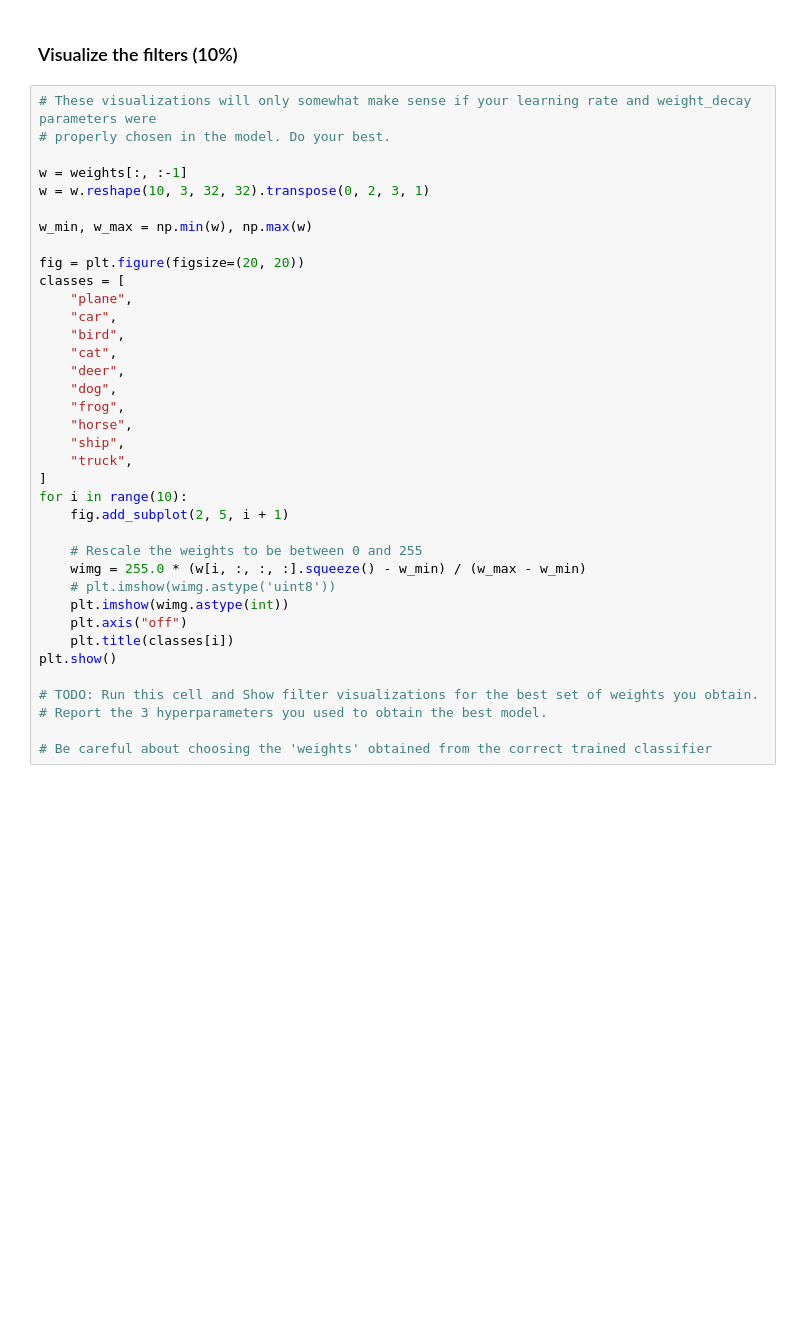
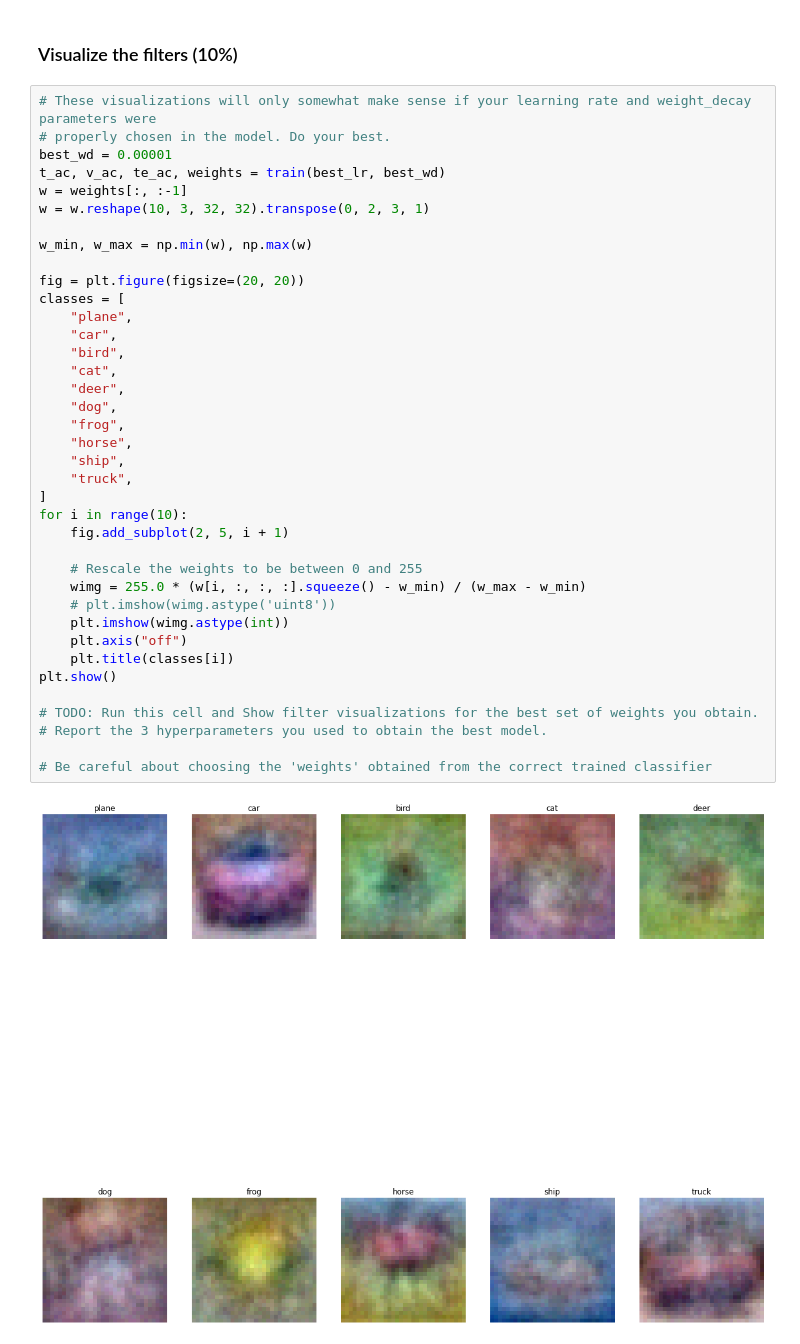
Before and after one commit to PengDeiDei/ECE-285, a Jupyter notebook: assignment1/linear_regression.ipynb, the cells around one changed output. Cells and saved outputs as stored; diff of their text form; blank space fills up the shorter version.

```diff
--- a/assignment1/linear_regression.ipynb
+++ b/assignment1/linear_regression.ipynb
@@ -220,37 +234,40 @@ HINT: Do not just think in terms of best training set performance, keep in mind
 # %%
 # These visualizations will only somewhat make sense if your learning rate and weight_decay parameters were
 # properly chosen in the model. Do your best.
-
+best_wd = 0.00001
+t_ac, v_ac, te_ac, weights = train(best_lr, best_wd)
 w = weights[:, :-1]
 w = w.reshape(10, 3, 32, 32).transpose(0, 2, 3, 1)
 
 w_min, w_max = np.min(w), np.max(w)
 
 fig = plt.figure(figsize=(20, 20))
 classes = [
     "plane",
     "car",
     "bird",
     "cat",
     "deer",
     "dog",
     "frog",
     "horse",
     "ship",
     "truck",
 ]
 for i in range(10):
     fig.add_subplot(2, 5, i + 1)
 
     # Rescale the weights to be between 0 and 255
     wimg = 255.0 * (w[i, :, :, :].squeeze() - w_min) / (w_max - w_min)
     # plt.imshow(wimg.astype('uint8'))
     plt.imshow(wimg.astype(int))
     plt.axis("off")
     plt.title(classes[i])
 plt.show()
 
 # TODO: Run this cell and Show filter visualizations for the best set of weights you obtain.
 # Report the 3 hyperparameters you used to obtain the best model.
 
 # Be careful about choosing the 'weights' obtained from the correct trained classifier
+# %% [output]
+[figure, added]
```
Also changed, not shown: parts of 9 cells of this notebook.
